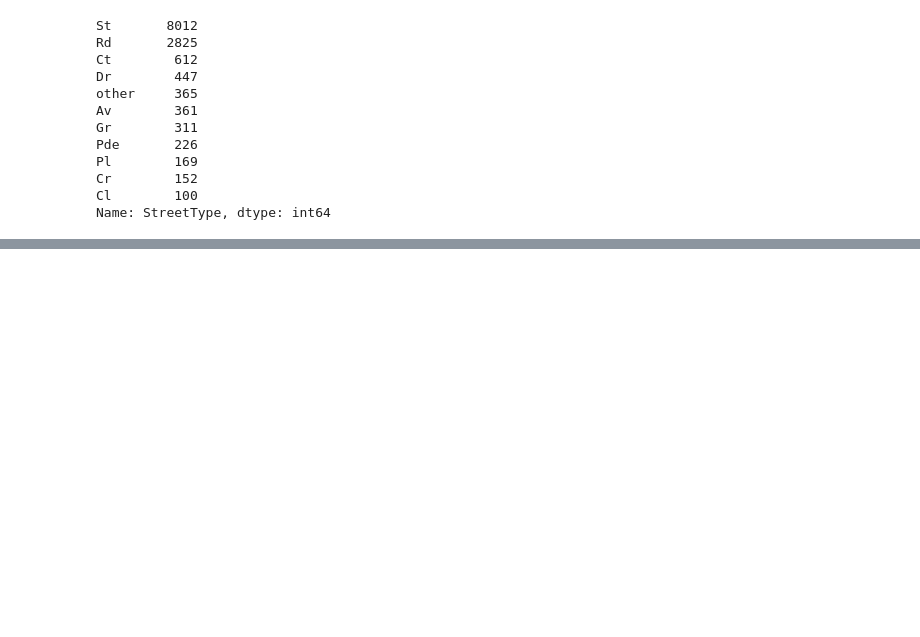
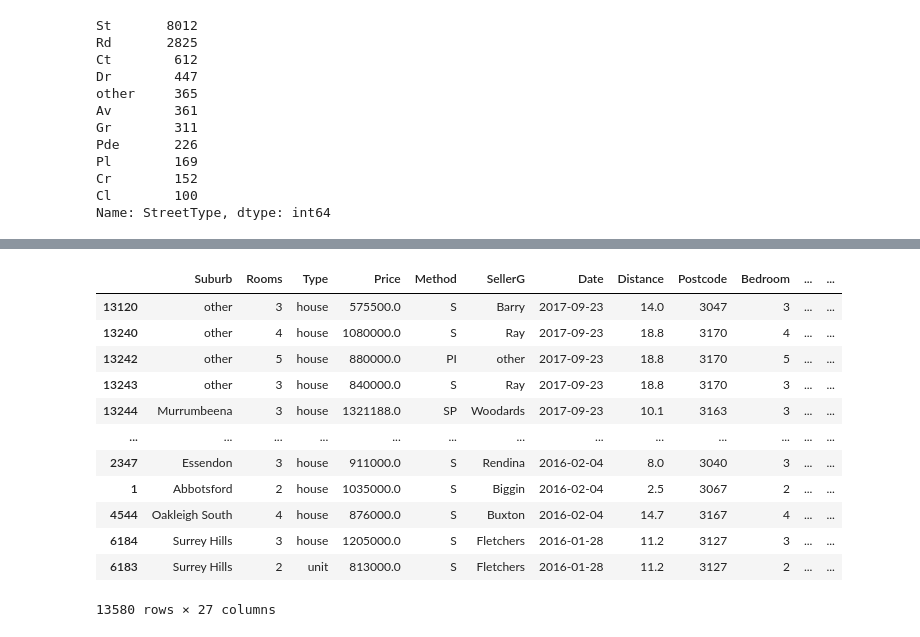
Before and after one commit to KseniyaZam/sf_data_science, a Jupyter notebook: Pandas_start, PY_10_/data/melb_data_new.ipynb, the cells around one changed output, grey strips where cells are left out. Drawn from its saved outputs; the diff is of its cells as text; code cells hidden in the pictures; blank space fills up the shorter version.

```diff
--- a/Pandas_start, PY_10_/data/melb_data_new.ipynb
+++ b/Pandas_start, PY_10_/data/melb_data_new.ipynb
@@ -363,0 +607,3 @@ ValueError: The truth value of a Series is ambiguous. Use a.empty, a.bool(), a.i
+# %%
+melb_df['Suburb'] = melb_df['Suburb'].astype('category') # преобразуем тип столбца
+display(melb_df.info())
@@ -363,0 +652,2 @@ ValueError: The truth value of a Series is ambiguous. Use a.empty, a.bool(), a.i
+# %%
+melb_df.drop(['Address'], axis=1,inplace=True)
@@ -363,0 +675,3 @@ ValueError: The truth value of a Series is ambiguous. Use a.empty, a.bool(), a.i
+# %%
+melb_df['quarter']=melb_df['Date'].dt.quarter
+melb_df['quarter'].value_counts()
@@ -363,0 +684,7 @@ ValueError: The truth value of a Series is ambiguous. Use a.empty, a.bool(), a.i
+# %%
+cols_to_exclude = ['Date', 'Rooms', 'Bedroom', 'Bathroom', 'Car'] # список столбцов, которые мы не берём во внимание
+max_unique_count = 150 # задаём максимальное число уникальных категорий
+for col in melb_df.columns: # цикл по именам столбцов
+    if melb_df[col].nunique() < max_unique_count and col not in cols_to_exclude: # проверяем условие
+        melb_df[col] = melb_df[col].astype('category') # преобразуем тип столбца
+display(melb_df.info())
@@ -363,0 +727,16 @@ ValueError: The truth value of a Series is ambiguous. Use a.empty, a.bool(), a.i
+# %%
+melb_df.sort_values(by='Date', ascending=False)
+# %% [output]
+|  | Suburb | Rooms | Type | Price | Method | SellerG | Date | Distance | Postcode | Bedroom | ... | ... |
+| 13120 | other | 3 | house | 575500.0 | S | Barry | 2017-09-23 | 14.0 | 3047 | 3 | ... | ... |
+| 13240 | other | 4 | house | 1080000.0 | S | Ray | 2017-09-23 | 18.8 | 3170 | 4 | ... | ... |
+| 13242 | other | 5 | house | 880000.0 | PI | other | 2017-09-23 | 18.8 | 3170 | 5 | ... | ... |
+| 13243 | other | 3 | house | 840000.0 | S | Ray | 2017-09-23 | 18.8 | 3170 | 3 | ... | ... |
+| 13244 | Murrumbeena | 3 | house | 1321188.0 | SP | Woodards | 2017-09-23 | 10.1 | 3163 | 3 | ... | ... |
+| ... | ... | ... | ... | ... | ... | ... | ... | ... | ... | ... | ... | ... |
+| 2347 | Essendon | 3 | house | 911000.0 | S | Rendina | 2016-02-04 | 8.0 | 3040 | 3 | ... | ... |
+| 1 | Abbotsford | 2 | house | 1035000.0 | S | Biggin | 2016-02-04 | 2.5 | 3067 | 2 | ... | ... |
+| 4544 | Oakleigh South | 4 | house | 876000.0 | S | Buxton | 2016-02-04 | 14.7 | 3167 | 4 | ... | ... |
+| 6184 | Surrey Hills | 3 | house | 1205000.0 | S | Fletchers | 2016-01-28 | 11.2 | 3127 | 3 | ... | ... |
+| 6183 | Surrey Hills | 2 | unit | 813000.0 | S | Fletchers | 2016-01-28 | 11.2 | 3127 | 2 | ... | ... |
+13580 rows × 27 columns
```
Also changed, not shown: parts of 59 cells of this notebook, 1 other file.
